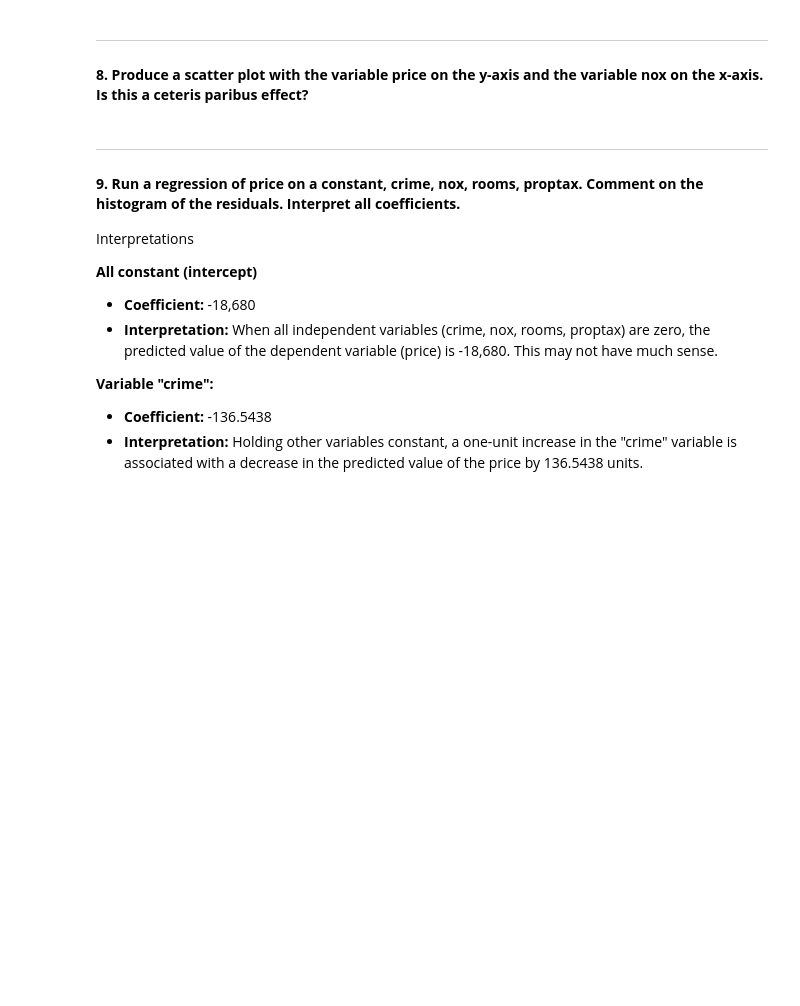
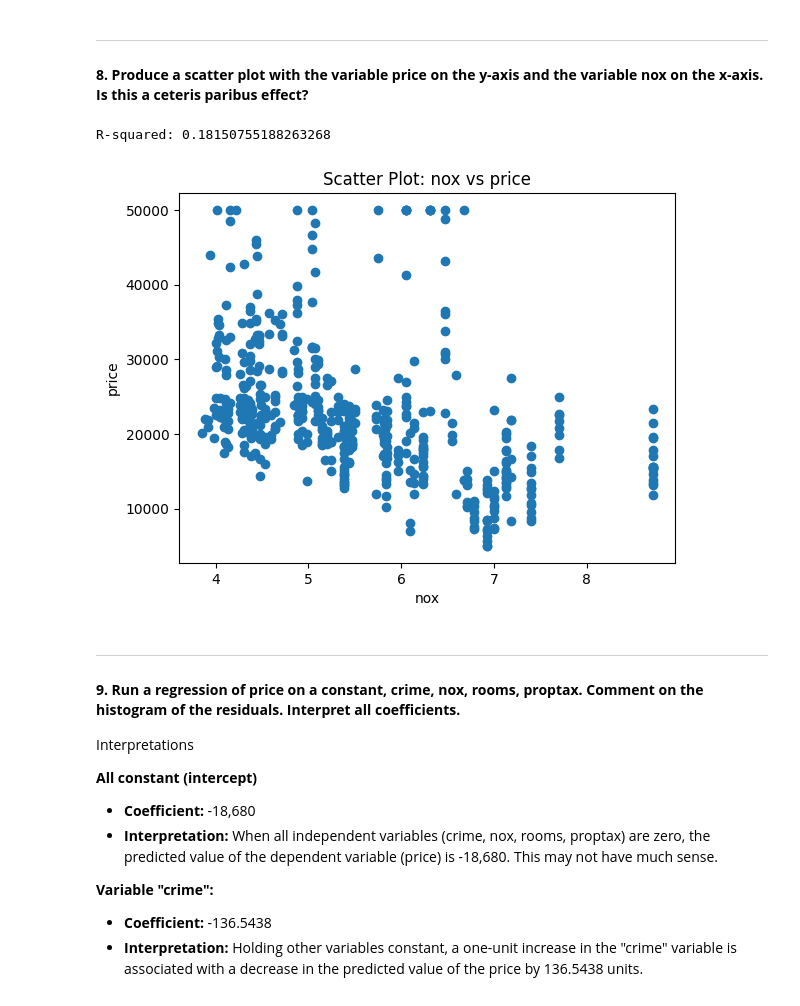
Before and after one commit to joaomelga/MODS202-project, a Jupyter notebook: mods202-project.ipynb, the cells around one changed output. Saved outputs shown, nothing was run; the diff lists cells and outputs as text; code cells hidden in the pictures; blank space fills up the shorter version.

```diff
--- a/mods202-project.ipynb
+++ b/mods202-project.ipynb
@@ -296,13 +313,28 @@ print('High NOx: ', round(high_nox['price'].mean(), 2))
 ---
 #### **8. Produce a scatter plot with the variable price on the y-axis and the variable nox on the x-axis. Is this a ceteris paribus effect?**
 # %%
+import statsmodels.api as sm
+
+X = df['nox']
+y = df['price']
+
+X = sm.add_constant(X)  # Add a constant term to the predictor variable
+
+model = sm.OLS(y, X).fit()  # Fit the linear regression model
+r_squared = model.rsquared  # Get the R-squared value
+
+print("R-squared:", r_squared)
+
 plt.scatter(df['nox'], df['price'])
 plt.xlabel('nox')
 plt.ylabel('price')
 plt.title('Scatter Plot: nox vs price')
 plt.show()
 
 # TO DO: comment the results
+# %% [output]
+R-squared: 0.18150755188263268
+[figure, added]
 # %% [markdown]
 ---
 #### **9. Run a regression of price on a constant, crime, nox, rooms, proptax. Comment on the histogram of the residuals. Interpret all coefficients.**
```
Also changed, not shown: parts of 22 cells of this notebook.
